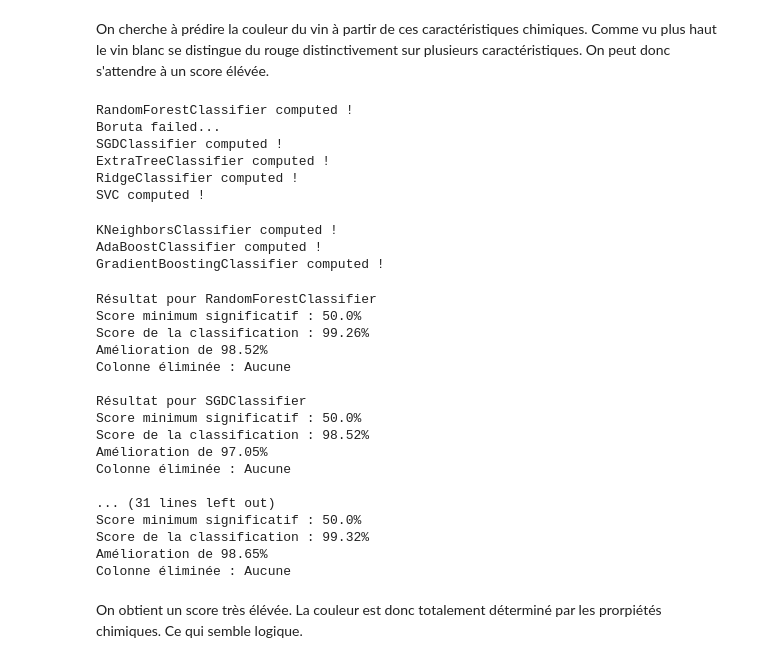
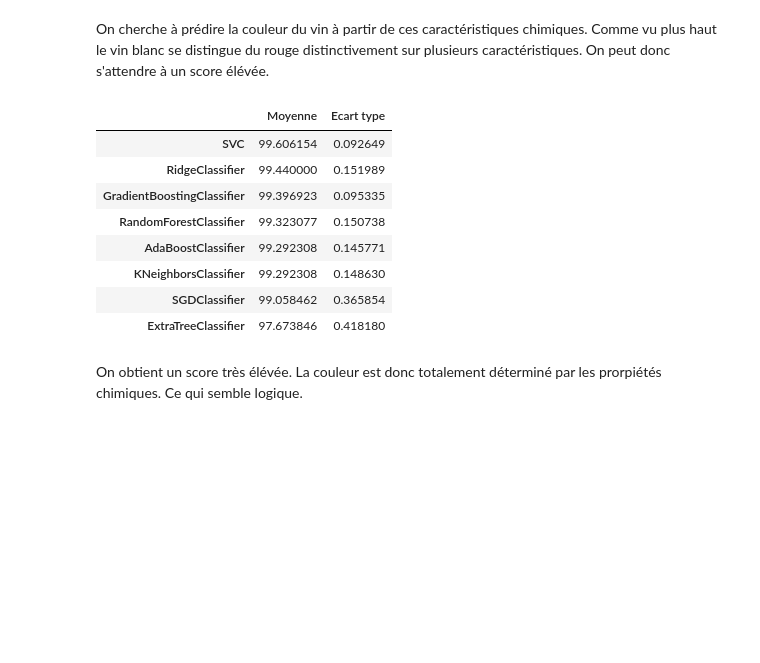
Before and after one commit to Nicotous1/Wines, a Jupyter notebook: Rapport_Code.ipynb, the cells around one changed output. Drawn from its saved outputs; the diff is of its cells as text; code cells hidden in the pictures; blank space fills up the shorter version.

```diff
--- a/Rapport_Code.ipynb
+++ b/Rapport_Code.ipynb
@@ -421,35 +398,19 @@ On peut donc s'attendre à un score élévée.
 # %%
 data = wines.drop(["quality"], 1)
 
-tester = ClassifierTester(data, "color")
-tester.full_test(boruta = True)
+NTester = NClassifierTester()
+df = NTester.test("origin_base_boruta_color", data, "color", n = 10, boruta = True)
+show_scores_df(df)
 # %% [output]
-RandomForestClassifier computed !
-Boruta failed...
-SGDClassifier computed !
-ExtraTreeClassifier computed !
-RidgeClassifier computed !
-SVC computed !
-KNeighborsClassifier computed !
-AdaBoostClassifier computed !
-GradientBoostingClassifier computed !
-Résultat pour RandomForestClassifier
-Score minimum significatif : 50.0%
-Score de la classification : 99.26%
-Amélioration de 98.52%
-Colonne éliminée : Aucune
-
-Résultat pour SGDClassifier
-Score minimum significatif : 50.0%
-Score de la classification : 98.52%
-Amélioration de 97.05%
-Colonne éliminée : Aucune
-
-... (31 lines left out)
-Score minimum significatif : 50.0%
-Score de la classification : 99.32%
-Amélioration de 98.65%
-Colonne éliminée : Aucune
+|  | Moyenne | Ecart type |
+| SVC | 99.606154 | 0.092649 |
+| RidgeClassifier | 99.440000 | 0.151989 |
+| GradientBoostingClassifier | 99.396923 | 0.095335 |
+| RandomForestClassifier | 99.323077 | 0.150738 |
+| AdaBoostClassifier | 99.292308 | 0.145771 |
+| KNeighborsClassifier | 99.292308 | 0.148630 |
+| SGDClassifier | 99.058462 | 0.365854 |
+| ExtraTreeClassifier | 97.673846 | 0.418180 |
 # %% [markdown]
 On obtient un score très élévée. La couleur est donc totalement déterminé par les prorpiétés chimiques. Ce qui semble logique.
 # %% [markdown]
```
Also changed, not shown: parts of 26 cells of this notebook, 6 other files.
